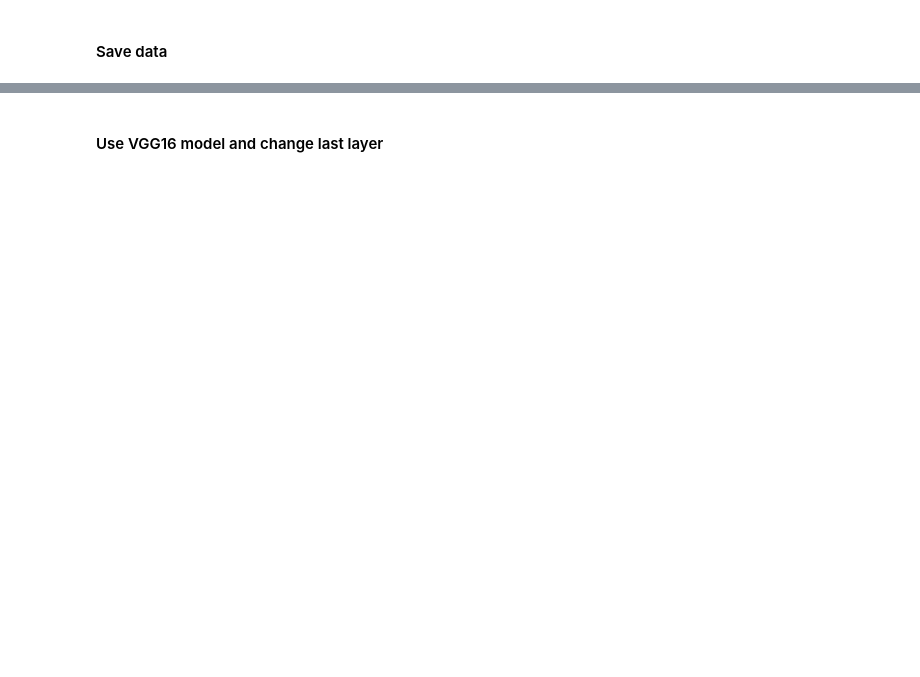
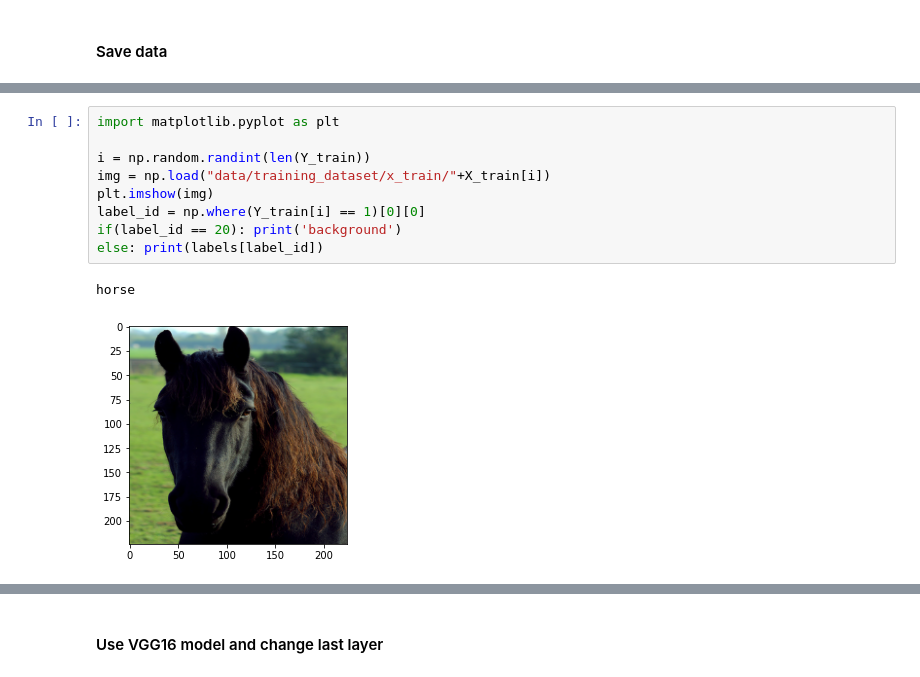
Before and after one commit to plorgue/jerry, a Jupyter notebook: r-cnn.ipynb, the cells around one changed output, grey strips where cells are left out. Saved outputs shown, nothing was run; the diff lists cells and outputs as text; blank space fills up the shorter version.

```diff
--- a/r-cnn.ipynb
+++ b/r-cnn.ipynb
@@ -391 +453,13 @@ def save_array(array, path):
+# %%
+import matplotlib.pyplot as plt
+
+i = np.random.randint(len(Y_train))
+img = np.load("data/training_dataset/x_train/"+X_train[i])
+plt.imshow(img)
+label_id = np.where(Y_train[i] == 1)[0][0]
+if(label_id == 20): print('background')
+else: print(labels[label_id])
+# %% [output]
+horse
+[figure, added]
 # %%
```
Also changed, not shown: parts of 47 cells of this notebook.
